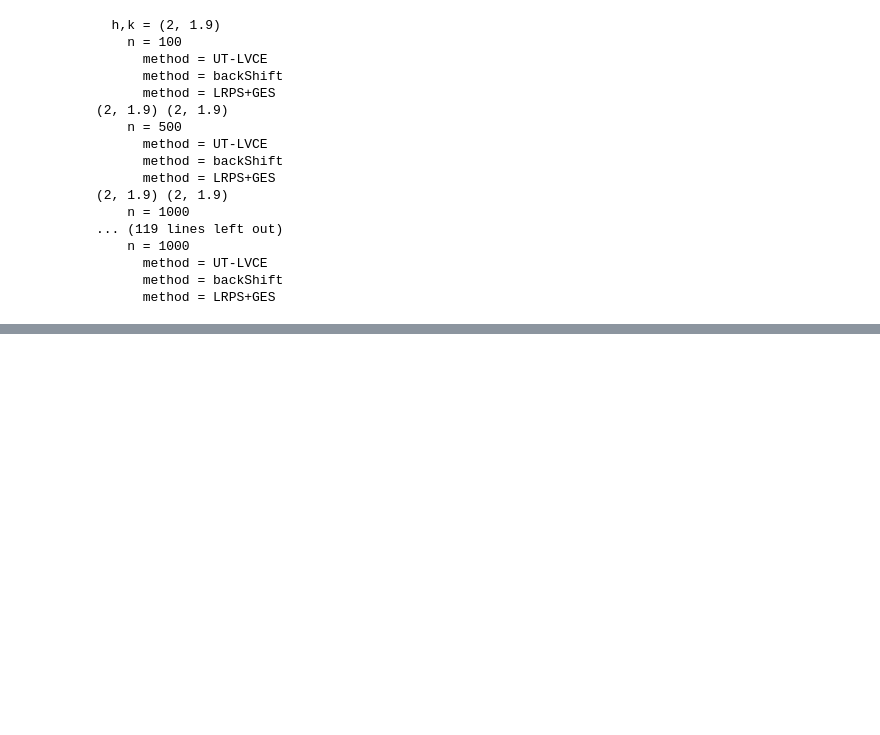
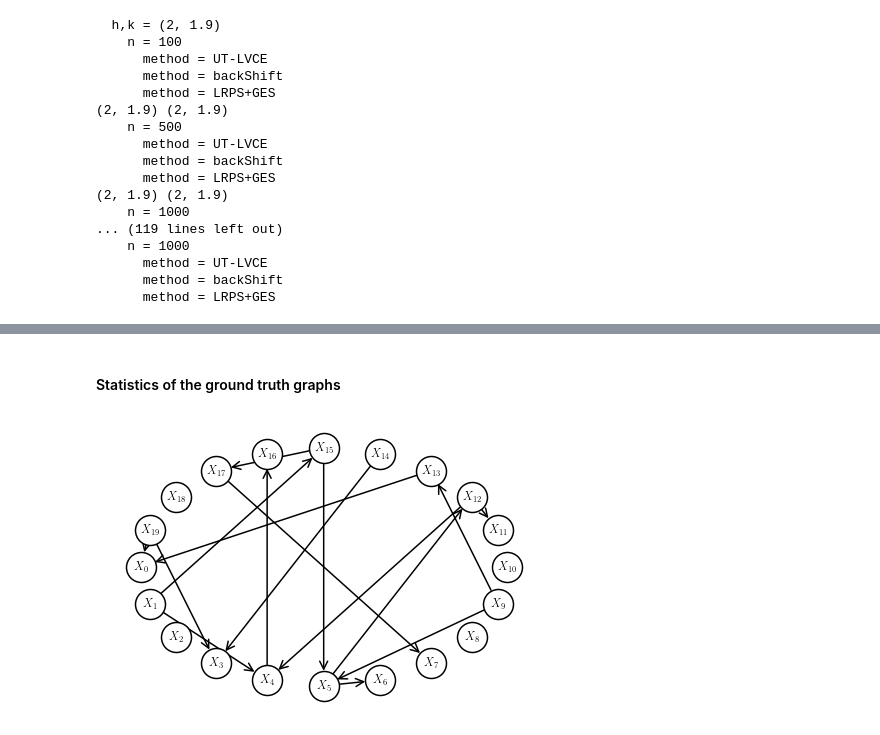
Before and after one commit to juangamella/ut-lvce-paper, a Jupyter notebook: figures_comparisons.ipynb, the cells around one changed output, grey strips where cells are left out. Cells and saved outputs as stored; diff of their text form; code cells hidden in the pictures; blank space fills up the shorter version.

```diff
--- a/figures_comparisons.ipynb
+++ b/figures_comparisons.ipynb
@@ -804,0 +961,2 @@ plt.savefig("figures/figure_latents_densities.pdf", bbox_inches='tight')
+# %% [markdown]
+#### Statistics of the ground truth graphs
@@ -804,0 +989,4 @@ plt.savefig("figures/figure_latents_densities.pdf", bbox_inches='tight')
+# %%
+sempler.plot.plot_graph(res[(2,1.9)][0])
+# %% [output]
+[figure, added]
```
Also changed, not shown: parts of 30 cells of this notebook, 1 other file.
